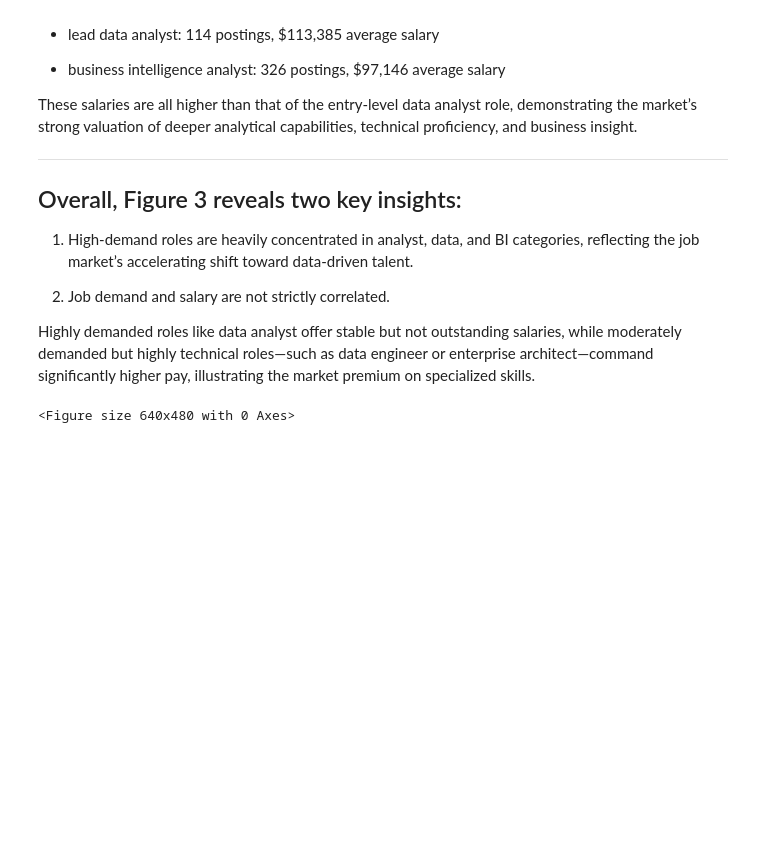
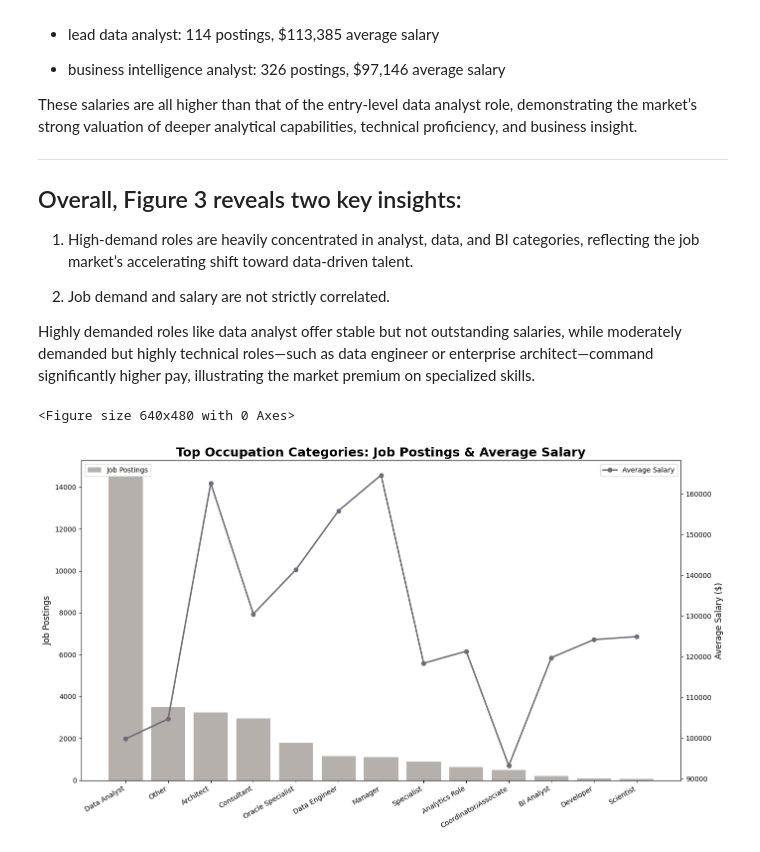
Before and after one commit to jiexnfan/ad688-employability-sp25A1-group2, a Jupyter notebook: tabs/eda.ipynb, the cells around one changed output. Saved outputs shown, nothing was run; the diff lists cells and outputs as text; code cells hidden in the pictures; blank space fills up the shorter version.

Commit message:
New answer for figure 3

```diff
--- a/tabs/eda.ipynb
+++ b/tabs/eda.ipynb
@@ -651,6 +654,7 @@ grouped_titles = (
 # Convert to Pandas for display or plotting
 grouped_titles.toPandas()
 pdf = grouped_titles.toPandas()
+pdf = pdf.rename(columns={"TITLE_GROUPED": "Occupation Category"})
 
 # Convert formatted strings back to numeric
 pdf["avg_salary"] = pdf["avg_salary"].str.replace(",", "").astype(float)
@@ -664,38 +668,40 @@ fig, ax1 = plt.subplots(figsize=(14, 8))
 
 # Bars for job postings
 ax1.bar(
-    pdf["TITLE_GROUPED"],
+    pdf["Occupation Category"],
     pdf["job_postings"],
     color="#A8A39D",
     alpha=0.85,
     label="Job Postings"
 )
 
 # Line for salary
 ax2 = ax1.twinx()
 ax2.plot(
-    pdf["TITLE_GROUPED"],
+    pdf["Occupation Category"],
     pdf["avg_salary"],
     color="#6D6A75",
     marker="o",
     linewidth=2.2,
     label="Average Salary"
 )
 
 # Rotate labels for readability
 plt.setp(ax1.get_xticklabels(), rotation=30, ha="right", fontsize=10)
 
 # Axis labels
 ax1.set_ylabel("Job Postings", fontsize=12)
 ax2.set_ylabel("Average Salary ($)", fontsize=12)
 
 # Title
-plt.title("Normalized Job Titles: Demand & Salary", fontsize=18, fontweight="bold")
+plt.title("Top Occupation Categories: Job Postings & Average Salary", fontsize=18, fontweight="bold")
 
 # Legends
 ax1.legend(loc="upper left")
 ax2.legend(loc="upper right")
 
 plt.tight_layout()
 plt.show()
+# %% [output]
+[figure, added]
 # %% [markdown]
```
Also changed, not shown: parts of 8 cells of this notebook, 2 other files.
